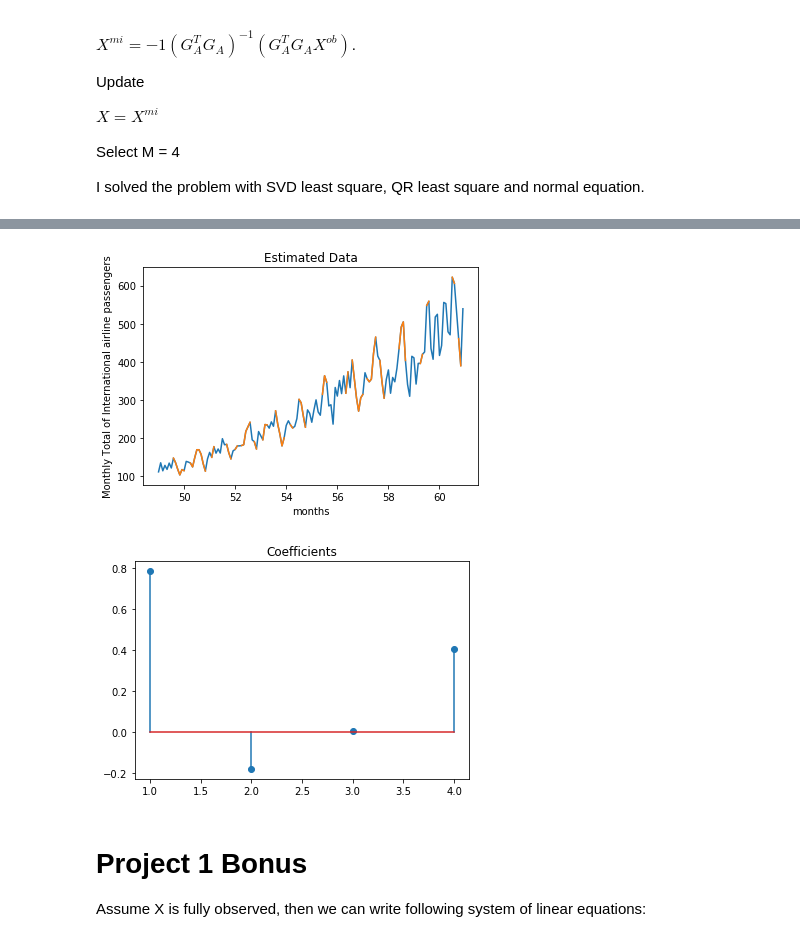
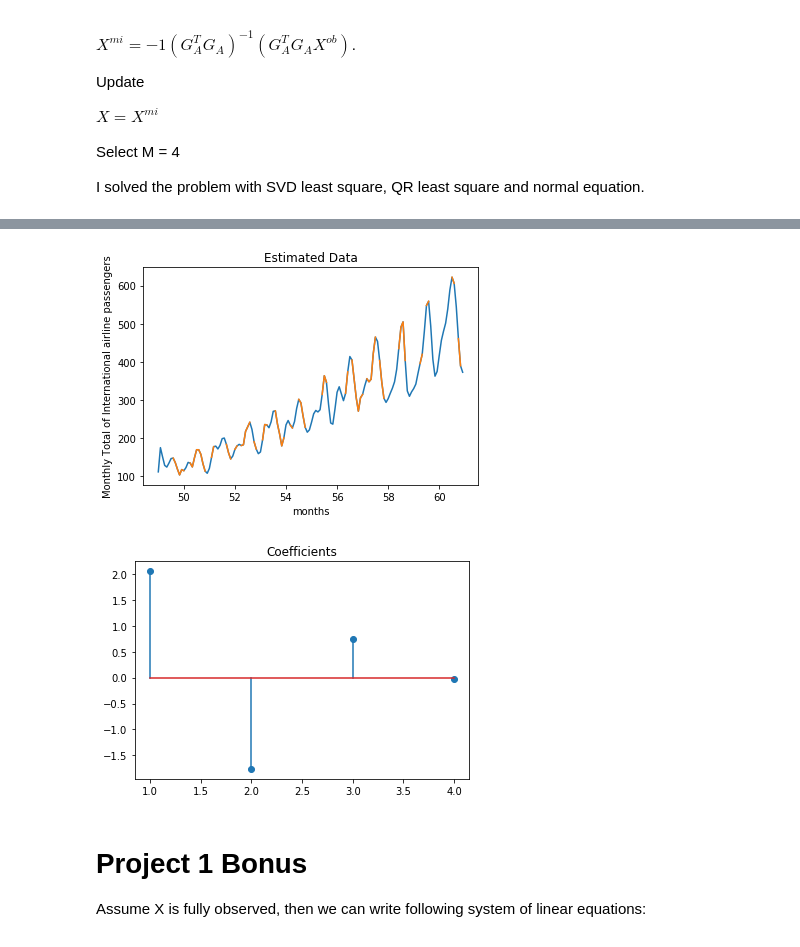
Before and after one commit to CMPE482-Spring2017-Bogazici/FinalProjects, a Jupyter notebook: final solution.ipynb, the cells around one changed output, grey strips where cells are left out. Saved outputs shown, nothing was run; the diff lists cells and outputs as text; code cells hidden in the pictures.

```diff
--- a/final solution.ipynb
+++ b/final solution.ipynb
@@ -209,32 +151,24 @@ for j in range(0,100):
 # %%
 %matplotlib inline
 z = 0
 #print LL
-#print X_mi
 #plt.plot(T[M:] -1900,np.sum([X_mi[M:],X_obs_i[M:]],axis=0))
-plt.plot(T -1900,X)
+plt.plot(T -1900,my_X)
 #plt.plot(T[M:] -1900,OO[M:])
 #plt.plot(T[M:] -1900,FF)
 plt.plot(T -1900,my_data[:,1])
 plt.xlabel('months')
 plt.ylabel('Monthly Total of International airline passengers')
 plt.title('Estimated Data')
 plt.show()
 fig, ax = plt.subplots()
-ax.stem(range(1,M+1),A_i)
+ax.stem(range(1,M+1),A)
 plt.title('Coefficients')
 plt.show()
-#print np.dot(Ga.T,Ga)
-#RR = np.dot(Ga.T,Ga)
-#print np.linalg.inv(RR)
-#print X_mi_sel
-#print X_mi.T + X_obs.T
-#print  X_mi
-#print X_obs_i
-#print np.sum([X_mi,X_obs_i],axis=0)
+A = np.array([1,1,1,1])
 # %% [output]
-[figure, old version]
+[figure, new version]
-[figure, old version]
+[figure, new version]
 # %% [markdown]
 # Project 1 Bonus
 
```
Also changed, not shown: parts of 3 cells of this notebook.
